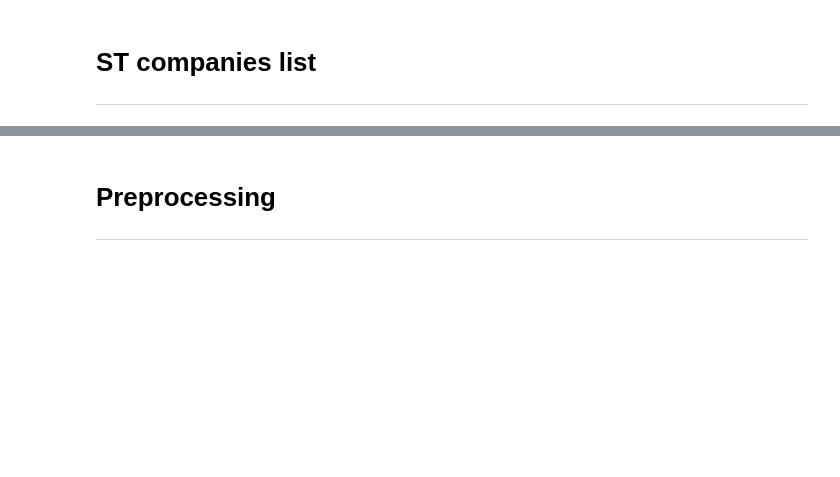
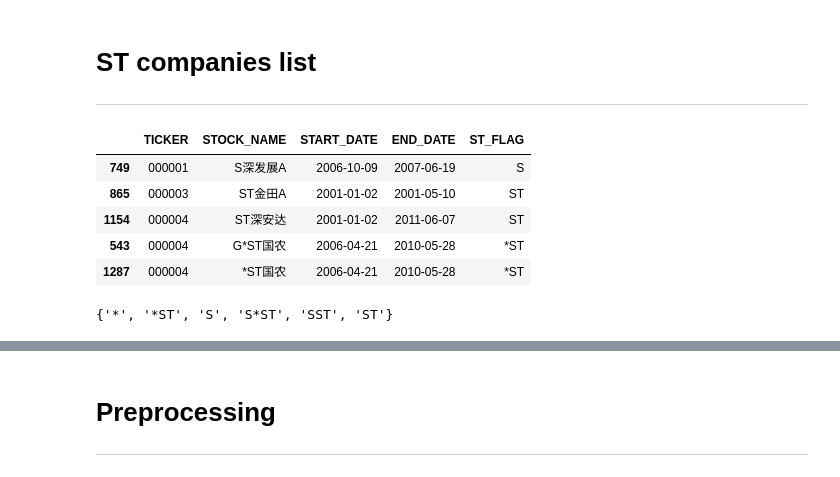
Before and after one commit to LeanderLXZ/intelligent-analysis-of-financial-statements, a Jupyter notebook: src/preprocess/preprocess.ipynb, the cells around one changed output, grey strips where cells are left out. Saved outputs shown, nothing was run; the diff lists cells and outputs as text; code cells hidden in the pictures; blank space fills up the shorter version.

```diff
--- a/src/preprocess/preprocess.ipynb
+++ b/src/preprocess/preprocess.ipynb
@@ -101,36 +101,45 @@ df_delist.shape
 # %%
 # Read ST information CSV
 date = '20210611'
-df_st = pd.read_csv('../../data/stocks_information/st-{}.csv'.format(date), index_col=0)
+df_st = pd.read_csv('../../data/stocks_information/st-{}.csv'.format(date))
 
 # Normalize ticker
 df_st['ticker'] = df_st['ticker'].apply(lambda x: str(x).zfill(6))
 
 # Get the set of stocks
 stocks = set(i for i in zip(df_st['ticker'], df_st['STflg'], df_st['tradeAbbrName']))
 
 # Extract start date and end date of the ST duration
 df_st_duration = pd.DataFrame(columns=('TICKER', 'STOCK_NAME', 'START_DATE', 'END_DATE', 'ST_FLAG'))
 for t, s, n in stocks:
     df_i = df_st[(df_st['ticker'] == t) & (df_st['STflg'] == s)]
     dates_i = df_i['tradeDate'].sort_values().values
     start_date, end_date = dates_i[0], dates_i[-1]
     df_st_duration = df_st_duration.append(pd.DataFrame({
         'TICKER': [t],
         'STOCK_NAME': [n],
         'START_DATE': [start_date],
         'END_DATE': [end_date],
         'ST_FLAG': [s]
     }), ignore_index=True)
 df_st_duration = df_st_duration.sort_values(by='TICKER')
 
 # Save dataframe
 df_st_duration.to_csv('../../data/stocks_information/st_duration-{}.csv'.format(date), index=False)
 df_st_duration.to_excel('../../data/stocks_information/st_duration-{}.xlsx'.format(date), index=False)
 
 df_st_duration.head()
+# %% [output]
+|  | TICKER | STOCK_NAME | START_DATE | END_DATE | ST_FLAG |
+| 749 | 000001 | S深发展A | 2006-10-09 | 2007-06-19 | S |
+| 865 | 000003 | ST金田A | 2001-01-02 | 2001-05-10 | ST |
+| 1154 | 000004 | ST深安达 | 2001-01-02 | 2011-06-07 | ST |
+| 543 | 000004 | G*ST国农 | 2006-04-21 | 2010-05-28 | *ST |
+| 1287 | 000004 | *ST国农 | 2006-04-21 | 2010-05-28 | *ST |
 # %%
 set(df_st['STflg'])
+# %% [output]
+{'*', '*ST', 'S', 'S*ST', 'SST', 'ST'}
 # %%
 print('S: ', len(set(df_st[df_st['STflg'] == 'S']['secID'])))
 print('*: ', len(set(df_st[df_st['STflg'] == '*']['secID'])))
```
Also changed, not shown: parts of 5 cells of this notebook, 2 other files.
